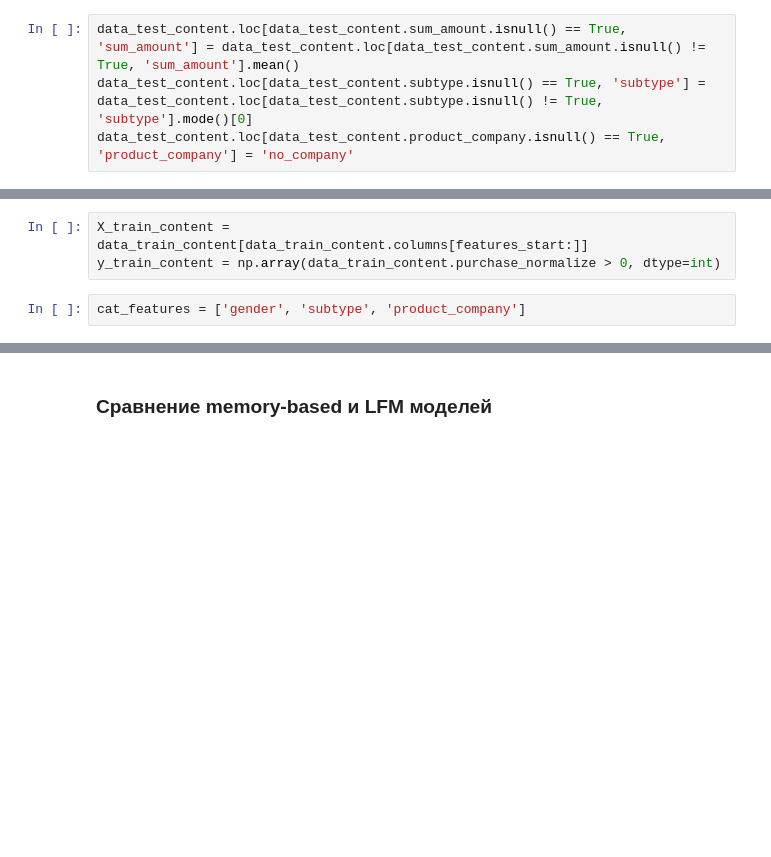
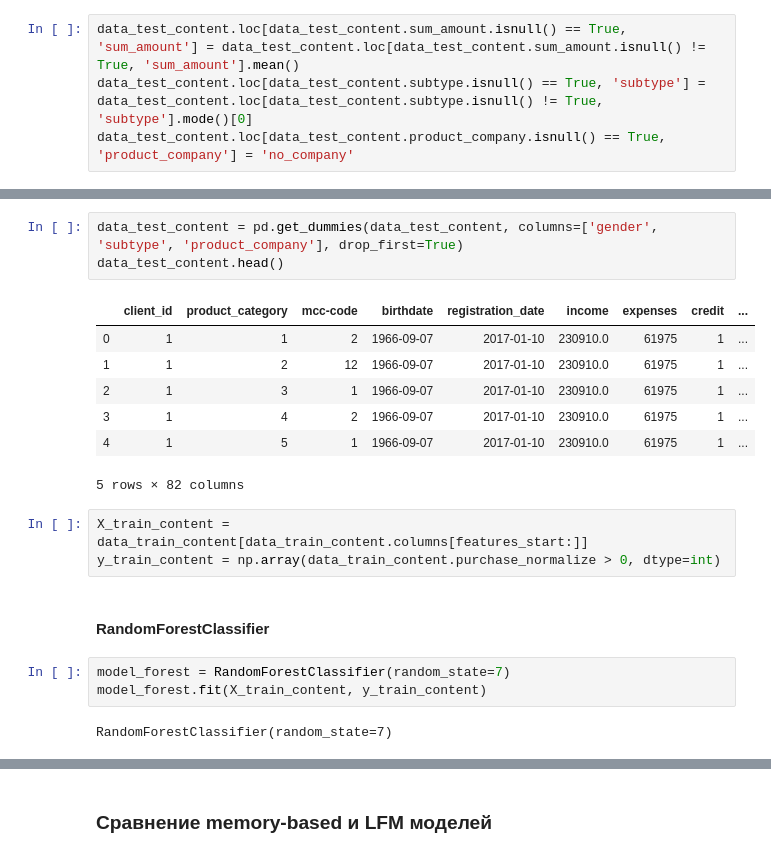
Before and after one commit to AleksandrRadist/RecommendationSystem, a Jupyter notebook: model/recommendation_model.ipynb, the cells around one changed output, grey strips where cells are left out. Cells and saved outputs as stored; diff of their text form; blank space fills up the shorter version.

```diff
--- a/model/recommendation_model.ipynb
+++ b/model/recommendation_model.ipynb
@@ -925,5 +955,21 @@ data_test_content.loc[data_test_content.product_company.isnull() == True, 'produ
+# %%
+data_test_content = pd.get_dummies(data_test_content, columns=['gender', 'subtype', 'product_company'], drop_first=True)
+data_test_content.head()
+# %% [output]
+|  | client_id | product_category | mcc-code | birthdate | registration_date | income | expenses | credit | ... |
+| 0 | 1 | 1 | 2 | 1966-09-07 | 2017-01-10 | 230910.0 | 61975 | 1 | ... |
+| 1 | 1 | 2 | 12 | 1966-09-07 | 2017-01-10 | 230910.0 | 61975 | 1 | ... |
+| 2 | 1 | 3 | 1 | 1966-09-07 | 2017-01-10 | 230910.0 | 61975 | 1 | ... |
+| 3 | 1 | 4 | 2 | 1966-09-07 | 2017-01-10 | 230910.0 | 61975 | 1 | ... |
+| 4 | 1 | 5 | 1 | 1966-09-07 | 2017-01-10 | 230910.0 | 61975 | 1 | ... |
+5 rows × 82 columns
 # %%
 X_train_content = data_train_content[data_train_content.columns[features_start:]]
 y_train_content = np.array(data_train_content.purchase_normalize > 0, dtype=int)
-# %%
-cat_features = ['gender', 'subtype', 'product_company']
+# %% [markdown]
+#### RandomForestClassifier
+# %%
+model_forest = RandomForestClassifier(random_state=7)
+model_forest.fit(X_train_content, y_train_content)
+# %% [output]
+RandomForestClassifier(random_state=7)
```
Also changed, not shown: parts of 13 cells of this notebook, 5 other files.
